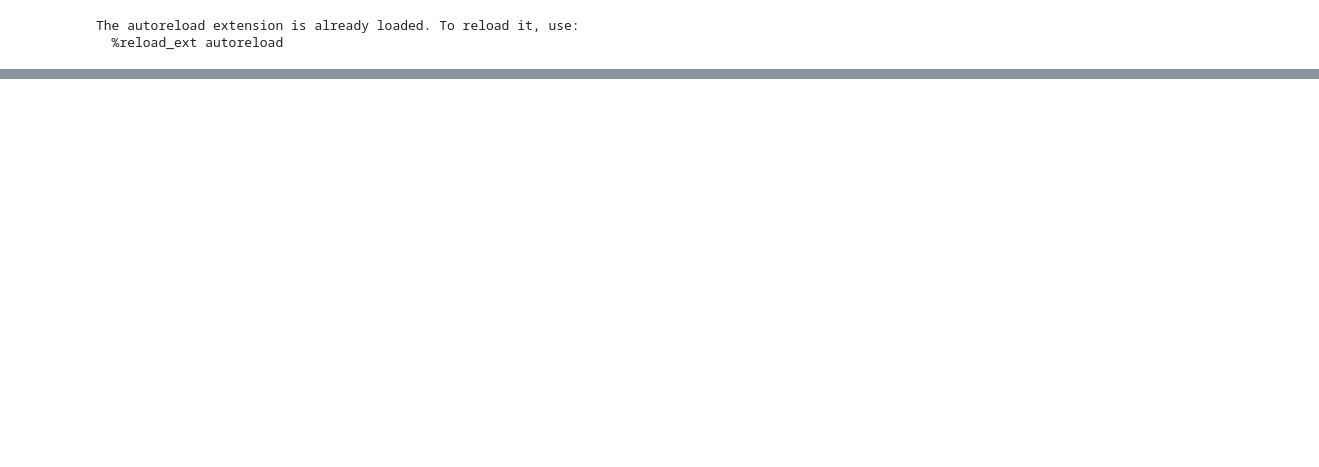
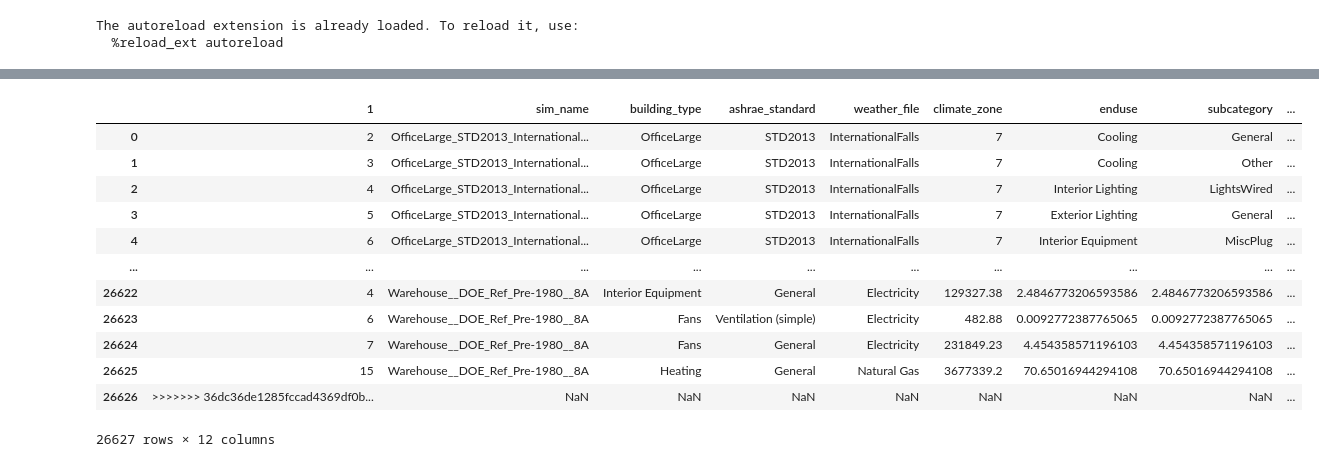
Before and after one commit to michaelsweeney/becp-py, a Jupyter notebook: testing/enduse_ghg.ipynb, the cells around one changed output, grey strips where cells are left out. Saved outputs shown, nothing was run; the diff lists cells and outputs as text; code cells hidden in the pictures; blank space fills up the shorter version.

```diff
--- a/testing/enduse_ghg.ipynb
+++ b/testing/enduse_ghg.ipynb
@@ -105,0 +109,16 @@ IndexError: index 0 is out of bounds for axis 0 with size 0
+# %%
+refbuild.get_reference_building('OfficeLarge','4A','STD2013')[0]
+# %% [output]
+|  | 1 | sim_name | building_type | ashrae_standard | weather_file | climate_zone | enduse | subcategory | ... |
+| 0 | 2 | OfficeLarge_STD2013_International... | OfficeLarge | STD2013 | InternationalFalls | 7 | Cooling | General | ... |
+| 1 | 3 | OfficeLarge_STD2013_International... | OfficeLarge | STD2013 | InternationalFalls | 7 | Cooling | Other | ... |
+| 2 | 4 | OfficeLarge_STD2013_International... | OfficeLarge | STD2013 | InternationalFalls | 7 | Interior Lighting | LightsWired | ... |
+| 3 | 5 | OfficeLarge_STD2013_International... | OfficeLarge | STD2013 | InternationalFalls | 7 | Exterior Lighting | General | ... |
+| 4 | 6 | OfficeLarge_STD2013_International... | OfficeLarge | STD2013 | InternationalFalls | 7 | Interior Equipment | MiscPlug | ... |
+| ... | ... | ... | ... | ... | ... | ... | ... | ... | ... |
+| 26622 | 4 | Warehouse__DOE_Ref_Pre-1980__8A | Interior Equipment | General | Electricity | 129327.38 | 2.4846773206593586 | 2.4846773206593586 | ... |
+| 26623 | 6 | Warehouse__DOE_Ref_Pre-1980__8A | Fans | Ventilation (simple) | Electricity | 482.88 | 0.0092772387765065 | 0.0092772387765065 | ... |
+| 26624 | 7 | Warehouse__DOE_Ref_Pre-1980__8A | Fans | General | Electricity | 231849.23 | 4.454358571196103 | 4.454358571196103 | ... |
+| 26625 | 15 | Warehouse__DOE_Ref_Pre-1980__8A | Heating | General | Natural Gas | 3677339.2 | 70.65016944294108 | 70.65016944294108 | ... |
+| 26626 | >>>>>>> 36dc36de1285fccad4369df0b... | NaN | NaN | NaN | NaN | NaN | NaN | NaN | ... |
+26627 rows × 12 columns
```
Also changed, not shown: parts of 6 cells of this notebook, 7 other files.
